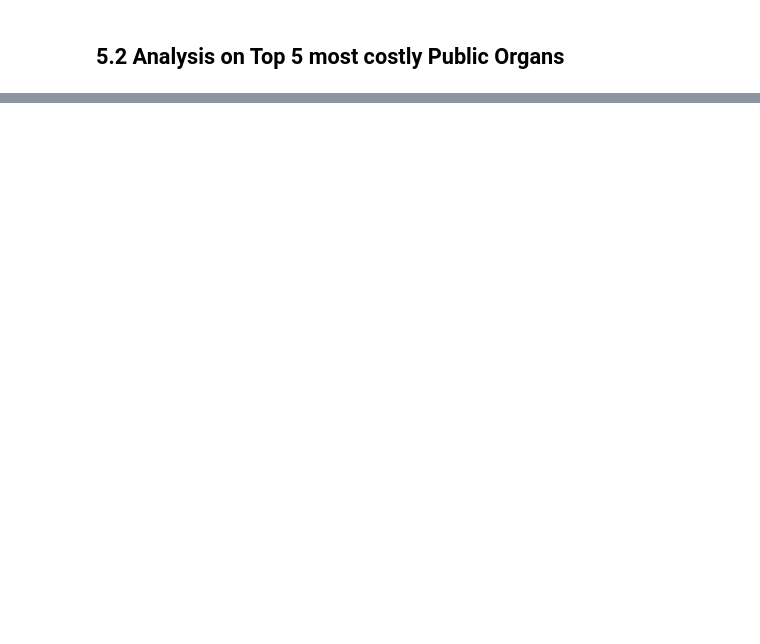
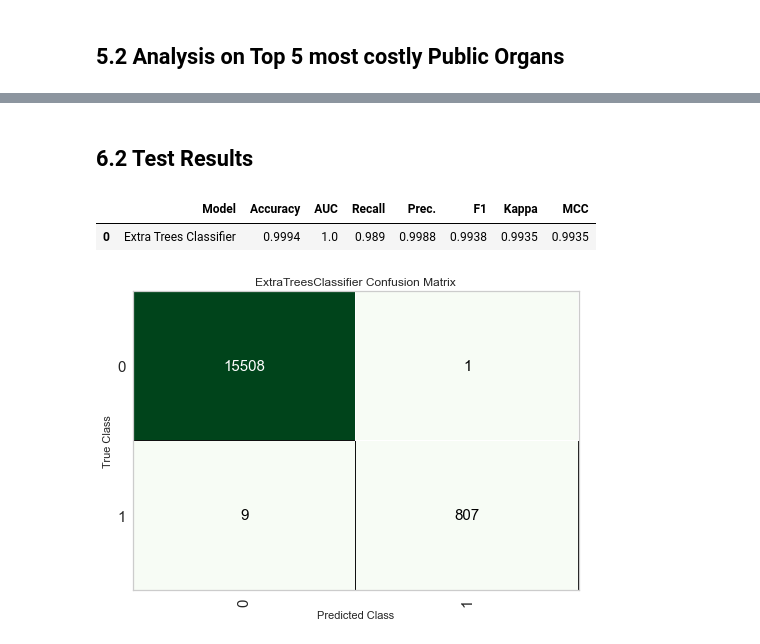
Before and after one commit to alfarias/rs-public-bids, a Jupyter notebook: notebooks/exploration.ipynb, the cells around one changed output, grey strips where cells are left out. Cells and saved outputs as stored; diff of their text form; code cells hidden in the pictures; blank space fills up the shorter version.

Commit message:
Anomaly Detection Model Finished

```diff
--- a/notebooks/exploration.ipynb
+++ b/notebooks/exploration.ipynb
@@ -17,6 +19,7 @@ from src.features.build_features import build_features
 from src.nlp_utils.clean_text import clean_text
 from src.nlp_utils.extract_ngrams import extract_ngrams
 from src.data.load_data import load_data
+from src.data.final_data import build_pred_data
 # Standard Packages
 import pandas as pd
 import numpy as np
@@ -30,18 +33,19 @@ DATA_PATH = os.path.abspath('..')+os.sep+'data'
 FIG_PATH = os.path.abspath('..')+os.sep+'reports'+\
             os.sep+'figures'+os.sep
 YEARS = [2016, 2017, 2018, 2019]
+K_FOLDS = 5
 CUSTOM_STOPWORDS = ['aquisição', 'fornecimento', 'kg', 'tk'
                     'gr', 'sc', 'conforme', 'anexo', 'edital',
-                    'tipo', 'área', 'lote', 'aprox', 'porto',
-                    'serviços','cor',  'rua', 'alegrers', 'item',
-                    'uso', 'serviço', 'cfeespanexa',  'numero',
-                     'privativa',  'vii', 'matrícula', 'objeto',
-                     'amt', 'mca', 'm³h', 'amt', 'solução', 'padrão',
-                     'vazão', 'objetos', 'mgml', 'termo', 'referência',
-                     'registro', 'preços', 'outro', 'bens', 'ano',
+                    'tipo', 'area', 'lote', 'aprox', 'porto',
+                    'servicos','cor',  'rua', 'alegrers', 'item',
+                    'uso', 'servico', 'cfeespanexa',  'numero',
+                     'privativa',  'vii', 'matricula', 'objeto',
+                     'amt', 'mca', 'm³h', 'amt', 'solucao', 'padrao',
+                     'vazao', 'objetos', 'mgml', 'termo', 'referencia',
+                     'registro', 'precos', 'outro', 'bens', 'ano',
                      'respectivo', 'constantes', 'humana', 'ref',
                      'etapa', 'deste', 'nao', 'aparelhos', 'protecao',
-                     'preparacao']
+                     'preparacao', 'aquisicao', 'm3h', 'aco']
 # %% [markdown]
 # 3. Build Required Features
 # %%
@@ -292,0 +351,3 @@ df['NM_ORGAO'].nunique()
+# %%
+top_model = pyclf.compare_models(exclude=['catboost'],
+                    fold=K_FOLDS, sort='F1', n_select=1)
@@ -292,0 +370,7 @@ df['NM_ORGAO'].nunique()
+# %%
+best_model = top_model
+'''
+best_model = pyclf.tune_model(estimator=top_model, fold=K_FOLDS,
+                         optimize="F1", choose_better=True,
+                         verbose=False)
+'''
@@ -292,0 +399,11 @@ df['NM_ORGAO'].nunique()
+# %% [markdown]
+## 6.2 Test Results
+# %%
+pyclf.predict_model(best_model);
+# %% [output]
+|  | Model | Accuracy | AUC | Recall | Prec. | F1 | Kappa | MCC |
+| 0 | Extra Trees Classifier | 0.9994 | 1.0 | 0.989 | 0.9988 | 0.9938 | 0.9935 | 0.9935 |
+# %%
+pyclf.plot_model(best_model, plot="confusion_matrix")
+# %% [output]
+[figure, added]
```
Also changed, not shown: parts of 16 cells of this notebook, 10 other files.
